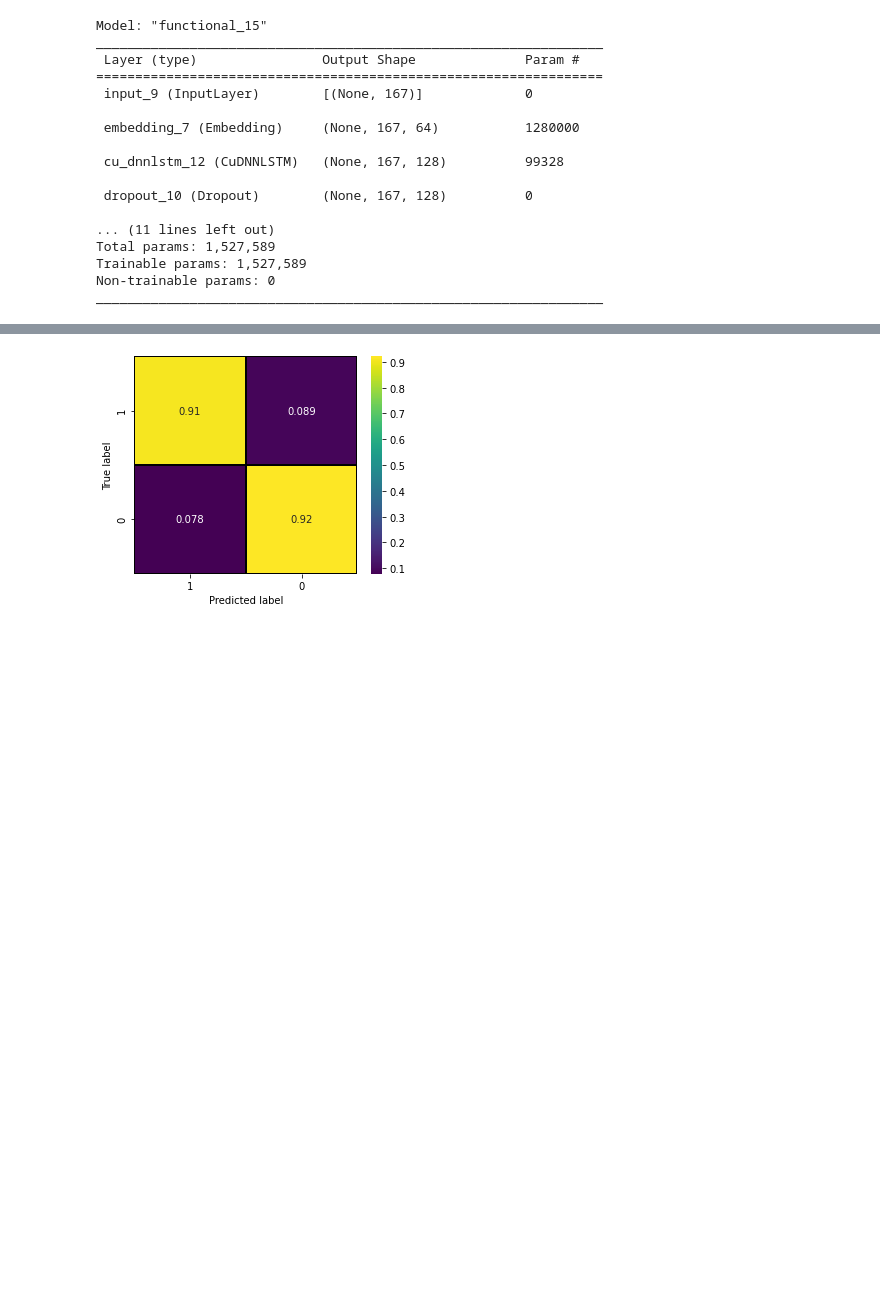
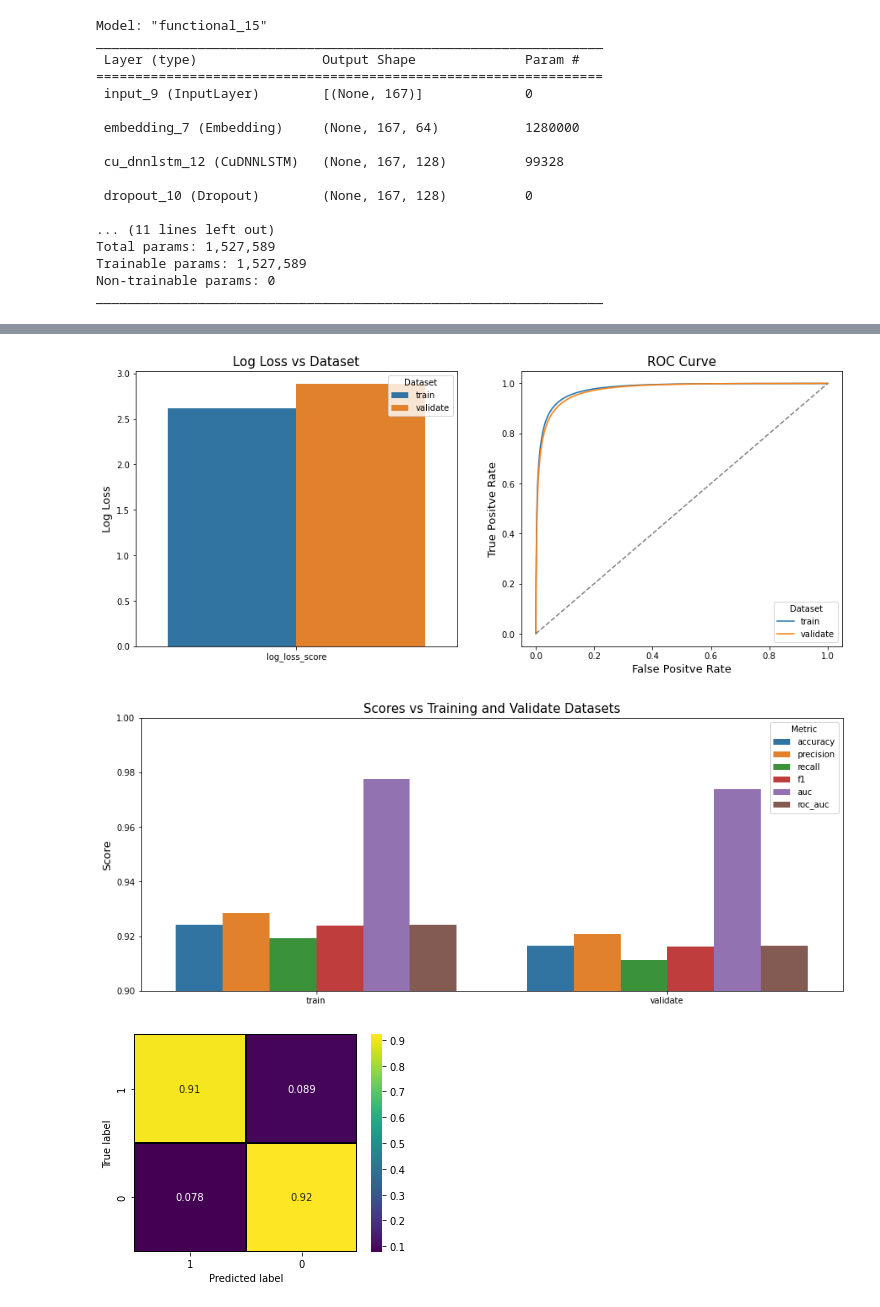
Before and after one commit to afanta-fi/Amazon_Review_Sentiment_Analysis, a Jupyter notebook: index.ipynb, the cells around one changed output, grey strips where cells are left out. Saved outputs shown, nothing was run; the diff lists cells and outputs as text; code cells hidden in the pictures; blank space fills up the shorter version.

Commit message:
Final model and model comparison

```diff
--- a/index.ipynb
+++ b/index.ipynb
@@ -1504,9 +1750,5 @@ plot_metrics(cb_gs)
 # %% [markdown]
 SMOTE has the largest good tradeoff between accuracy and recall for the validation dataset.
-# %%
-if not exists('cb_gs_cross_validate.pickle'):
-    with open('cb_gs_cross_validate.pickle', 'wb') as f:
-        pickle.dump(cb_gs, f)
 # %%
 # Fit grid search models with the best training dataset
 # SMOTE has better accuracy and recall values
@@ -1581,19 +1894,25 @@ def build_lstm_model(embedding=None, MAX_LENGTH=None, MAX_FEATURES=None):
     return model
 # %%
 if not exists('lstm_model_no_weight.pickle'):
+    # If pickled file not found, set fitted to False
     fitted = False
+    # Maximum features for LSTM model input
     max_features = 20000
+    # Initiallize tokenizer with max_features
     tokenizer = Tokenizer(num_words=max_features)
+    # Fit tokenizer to training data
     tokenizer.fit_on_texts(X_train)
+    # Convert text to sequences for both training and validation dataset
     train_texts = tokenizer.texts_to_sequences(X_train)
     val_texts = tokenizer.texts_to_sequences(X_valid)
-
+    # Apply padding based on the maximum training token
     max_length = max(len(train_ex) for train_ex in train_texts)
     train_texts = pad_sequences(train_texts, maxlen=max_length)
     val_texts = pad_sequences(val_texts, maxlen=max_length)
-
+    # Build LSTM model
     lstm_model_no_weight = build_lstm_model(MAX_FEATURES=max_features,
                                            MAX_LENGTH=max_length)
+    # Save input parameters to file
     f = open('lstm_model_no_weight.pickle', 'wb')
     pickle.dump(tokenizer, f)
     pickle.dump(train_texts, f)
@@ -1606,9 +1925,11 @@ else:
         _ = pickle.load(f)
         # Skip 'val_texts'
         _ = pickle.load(f)
-        # Load model predictions
-        preds = pickle.load(f)
-        # Load pretrained model
+        # Load model predictions on training data
+        train_preds = pickle.load(f)
+        # Load model predictions on validation data
+        val_preds = pickle.load(f)
+    # Load pretrained model
     lstm_model_no_weight = keras.models.load_model('models/lstm_model_no_weight.h5')
     fitted = True
 # %%
@@ -1665,0 +1968,16 @@ ROC AUC: 0.9165
+# %%
+# Predict training and validation, and save to file
+if not fitted:
+    train_preds = lstm_model_no_weight.predict(train_texts)
+    val_preds = lstm_model_no_weight.predict(val_texts)
+    # Save predictions to file
+    pickle.dump(train_preds, f)
+    pickle.dump(val_preds, f)
+    f.close()
+# %%
+# Convert predictions to dataframe
+predictions = pd.concat([dnn_res_to_pd(y_valid, val_preds,'validate'),
+                         dnn_res_to_pd(y_train, train_preds,'train')])
+# Add predictions to the model
+lstm_model_no_weight.predictions = predictions
+lstm_model_no_weight.predictions
@@ -1666 +1988,7 @@ ROC AUC: 0.9165
+# %%
+# Plot model performance on training and validation datasets
+plot_predictions(lstm_model_no_weight, valid_test='validate')
+# %% [output]
+[figure, added]
+[figure, added]
 # %%
```
Also changed, not shown: parts of 112 cells of this notebook.
